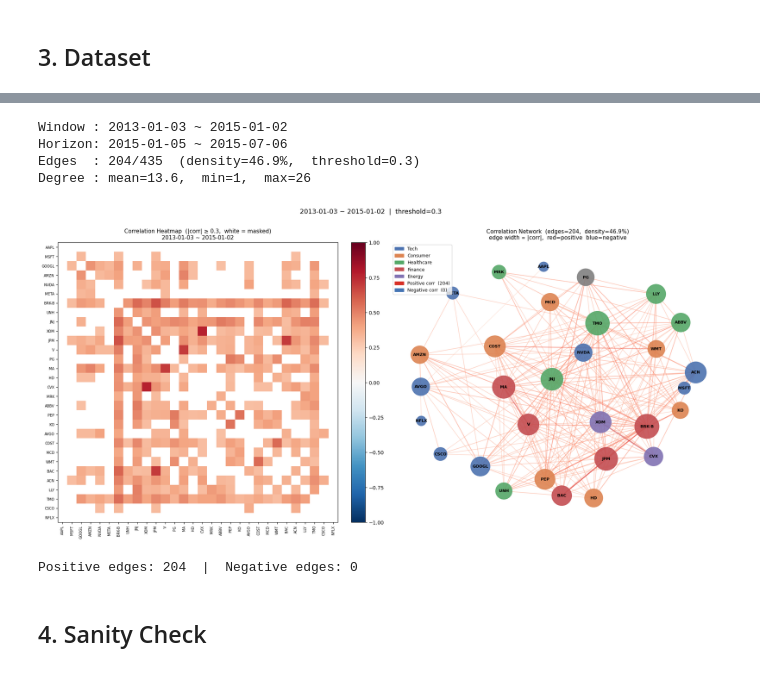
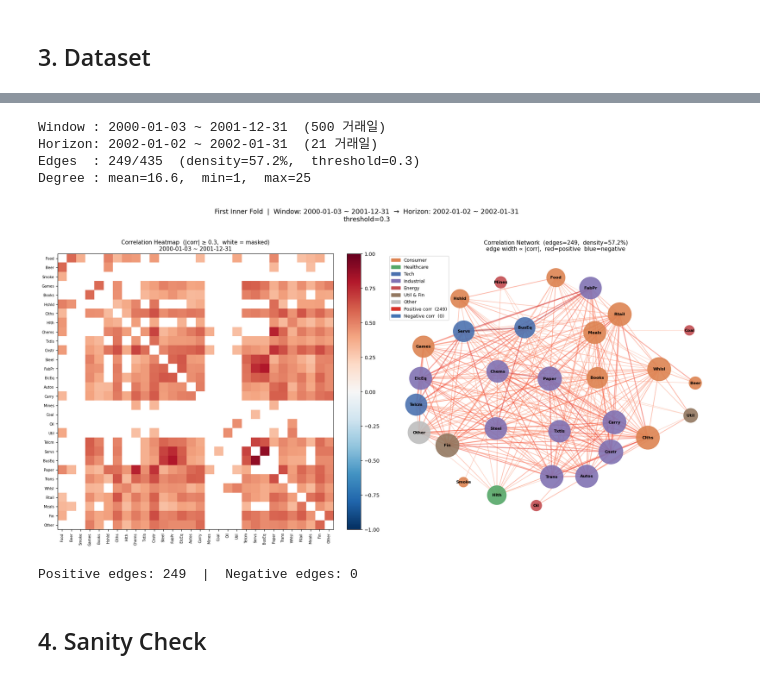
Before and after one commit to taekyounglee1224/Graph-E2E-PO, a Jupyter notebook: experiment.ipynb, the cells around one changed output, grey strips where cells are left out. Drawn from its saved outputs; the diff is of its cells as text; code cells hidden in the pictures.

```diff
--- a/experiment.ipynb
+++ b/experiment.ipynb
@@ -84,11 +112,13 @@ Universe: 30 assets
 # %% [markdown]
 ## 2. Data Loading
 # %%
-prices  = yf.download(CFG['tickers'], start=CFG['start'], end=CFG['end'],
-                      auto_adjust=True, progress=False)['Close']
-prices  = prices[CFG['tickers']].dropna()
-returns = prices.pct_change().dropna()
+import pandas as pd
+
+prices  = pd.read_csv('csv/30_industry.csv', index_col=0, parse_dates=True)
+prices  = prices[CFG['industries']].dropna()
+returns = prices / 100
 
 print(f'Returns shape: {returns.shape}')
 print(f'Date range   : {returns.index[0].date()} ~ {returns.index[-1].date()}')
+returns
 # %% [output]
@@ -164,11 +241,17 @@ Inner rolling folds (전체 데이터): 21개
 # %%
 import networkx as nx
 
-# ── 3-B. 첫 번째 Rolling Window 그래프 구조 시각화 ──────────────────────────
-f0       = folds_all[0]
-w_s, w_e = f0['window_slice']
-h_s, h_e = f0['horizon_slice']
-window0  = returns_arr[w_s:w_e]
+# ── 3-B. 첫 번째 inner fold 그래프 구조 시각화 ─────────────────────────────
+# 첫 inner fold: lookback [2000.01 ~ 2001.12] → horizon [2002.01 ~ 2002.06]
+lb_start   = 0                        # 데이터 시작 (2000-01-03)
+t0         = year_end_pos(2001)       # 2001년 말 경계 (returns.index[t0] = 2002-01-02)
+
+# h_end: returns.index[t0]는 거래일(2002-01-02)이므로, 달력 월초(2002-01-01)로
+# 정규화한 뒤 6개월 더해야 searchsorted 결과가 2002-07-01 위치를 가리킴
+#   → h_end0-1 = 2002-06-28 (6월 마지막 거래일)
+fold_start = pd.Timestamp(f'{returns.index[t0].year}-{returns.index[t0].month:02d}-01')
+h_end0     = int(returns.index.searchsorted(fold_start + pd.DateOffset(months=horizon_months)))
+window0    = returns_arr[lb_start : t0]
 
 # GCN 입력: |corr| 기반 thresholded adjacency
 adj0  = compute_adjacency(window0, threshold=CFG['corr_threshold'])
@@ -180,8 +263,10 @@ n_possible = N * (N - 1) // 2
 density    = n_edges / n_possible
 degree     = (adj0 > 0).sum(axis=1)
 
-print(f'Window : {returns.index[w_s].date()} ~ {returns.index[w_e-1].date()}')
-print(f'Horizon: {returns.index[h_s].date()} ~ {returns.index[h_e-1].date()}')
+print(f'Window : {returns.index[lb_start].date()} ~ {returns.index[t0 - 1].date()}'
+      f'  ({t0 - lb_start} 거래일)')
+print(f'Horizon: {returns.index[t0].date()} ~ {returns.index[h_end0 - 1].date()}'
+      f'  ({h_end0 - t0} 거래일)')
 print(f'Edges  : {n_edges}/{n_possible}  (density={density:.1%},  threshold={CFG["corr_threshold"]})')
 print(f'Degree : mean={degree.mean():.1f},  min={degree.min()},  max={degree.max()}')
 
@@ -211,7 +296,6 @@ fig, axes = plt.subplots(1, 2, figsize=(20, 9))
 
 # ── Left: adjacency heatmap (부호 포함, 발산형 컬러맵) ──────────────────────
 ax = axes[0]
-# threshold 미만은 마스킹 → 흰색
 corr_masked = np.where(np.abs(corr0) >= CFG['corr_threshold'], corr0, np.nan)
 np.fill_diagonal(corr_masked, np.nan)
 
@@ -222,48 +306,49 @@ ax.set_xticks(range(N)); ax.set_yticks(range(N))
 ax.set_xticklabels(TICKERS, rotation=90, fontsize=7)
 ax.set_yticklabels(TICKERS, fontsize=7)
 ax.set_title(f'Correlation Heatmap  (|corr| ≥ {CFG["corr_threshold"]},  white = masked)\n'
-             f'{returns.index[w_s].date()} ~ {returns.index[w_e-1].date()}', fontsize=11)
+             f'{returns.index[lb_start].date()} ~ {returns.index[t0 - 1].date()}', fontsize=11)
 plt.colorbar(im, ax=ax, fraction=0.046, pad=0.04)
 
 # ── Right: network graph ────────────────────────────────────────────────────
 ax = axes[1]
 nx.draw_networkx_nodes(G, pos, node_color=node_colors,
                        node_size=node_sizes, alpha=0.9, ax=ax)
 nx.draw_networkx_labels(G, pos, font_size=8, font_weight='bold', ax=ax)
 
 if pos_edges:
     nx.draw_networkx_edges(G, pos, edgelist=pos_edges,
                            width=[w * 3 for w in pos_w],
                            edge_color=pos_w, edge_cmap=plt.cm.Reds,
                            edge_vmin=0, edge_vmax=1, alpha=0.5, ax=ax)
 if neg_edges:
     nx.draw_networkx_edges(G, pos, edgelist=neg_edges,
                            width=[w * 3 for w in neg_w],
                            edge_color=neg_w, edge_cmap=plt.cm.Blues,
                            edge_vmin=0, edge_vmax=1, alpha=0.5, ax=ax)
 
 patches  = [mpatches.Patch(color=c, label=s) for s, c in SECTOR_COLORS.items()]
 patches += [mpatches.Patch(color='#d73027', label=f'Positive corr  ({len(pos_edges)})'),
             mpatches.Patch(color='#4575b4', label=f'Negative corr  ({len(neg_edges)})')]
 ax.legend(handles=patches, fontsize=9, loc='upper left')
 ax.set_title(f'Correlation Network  (edges={n_edges},  density={density:.1%})\n'
              f'edge width ∝ |corr|,  red=positive  blue=negative', fontsize=11)
 ax.axis('off')
 
-plt.suptitle(f'{returns.index[w_s].date()} ~ {returns.index[w_e-1].date()}  '
-             f'|  threshold={CFG["corr_threshold"]}', fontsize=13, y=1.01)
+plt.suptitle(f'First Inner Fold  |  Window: {returns.index[lb_start].date()} ~ {returns.index[t0 - 1].date()}'
+             f'  →  Horizon: {returns.index[t0].date()} ~ {returns.index[h_end0 - 1].date()}'
+             f'\nthreshold={CFG["corr_threshold"]}', fontsize=13, y=1.02)
 plt.tight_layout()
 plt.savefig('graph_structure_fold1.png', dpi=150, bbox_inches='tight')
 plt.show()
 
 print(f'\nPositive edges: {len(pos_edges)}  |  Negative edges: {len(neg_edges)}')
 # %% [output]
-Window : 2013-01-03 ~ 2015-01-02
-Horizon: 2015-01-05 ~ 2015-07-06
-Edges  : 204/435  (density=46.9%,  threshold=0.3)
-Degree : mean=13.6,  min=1,  max=26
+Window : 2000-01-03 ~ 2001-12-31  (500 거래일)
+Horizon: 2002-01-02 ~ 2002-01-31  (21 거래일)
+Edges  : 249/435  (density=57.2%,  threshold=0.3)
+Degree : mean=16.6,  min=1,  max=25
-[figure, old version]
+[figure, new version]
-Positive edges: 204  |  Negative edges: 0
+Positive edges: 249  |  Negative edges: 0
 # %% [markdown]
 ## 4. Sanity Check
 # %%
```
Also changed, not shown: parts of 13 cells of this notebook, 7 other files.
